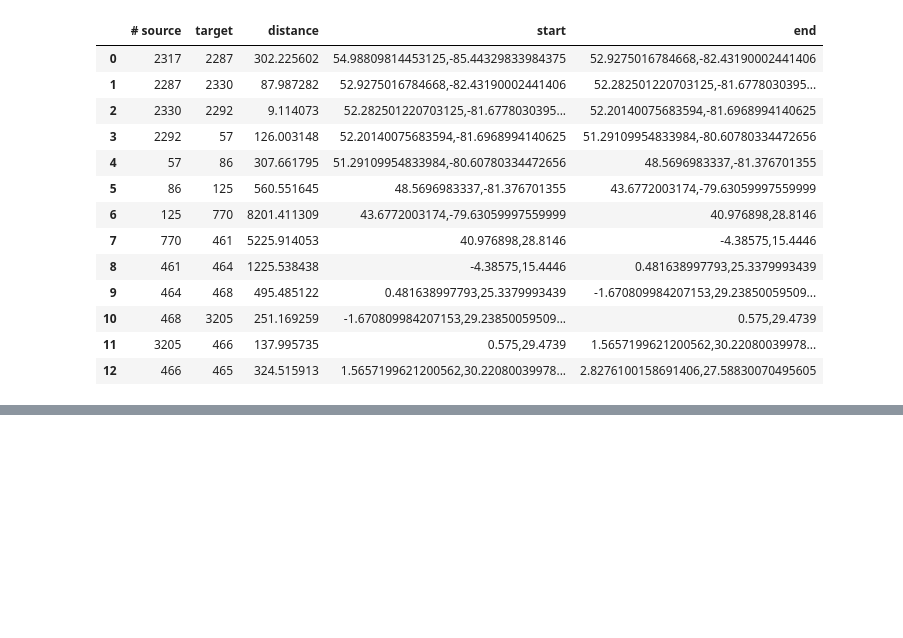
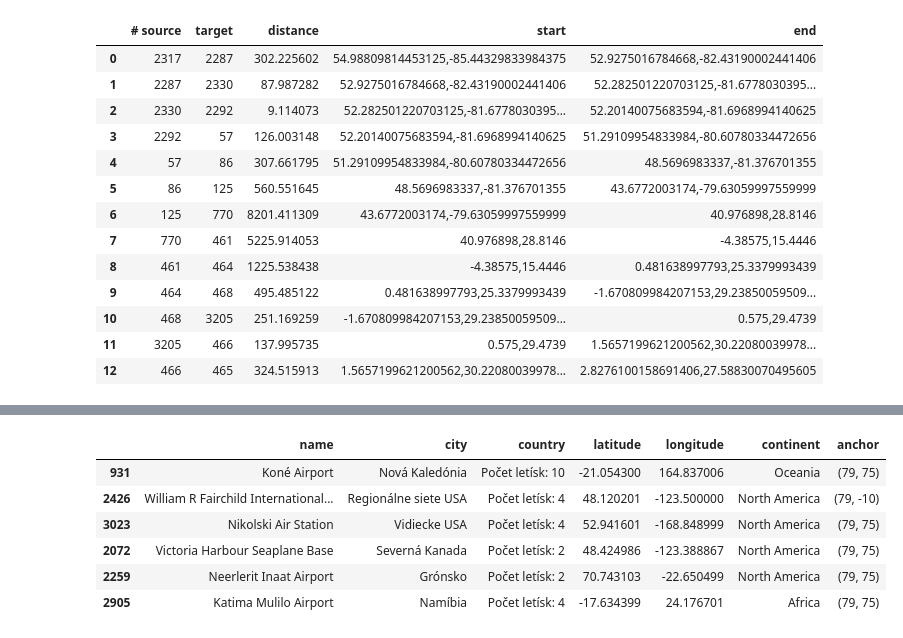
Before and after one commit to sugy-w/Veda-o-sietach-Projekt-JPD-, a Jupyter notebook: general analysis/routing.ipynb, the cells around one changed output, grey strips where cells are left out. Cells and saved outputs as stored; diff of their text form; code cells hidden in the pictures; blank space fills up the shorter version.

```diff
--- a/general analysis/routing.ipynb
+++ b/general analysis/routing.ipynb
@@ -39,13 +39,15 @@ class RouteMap:
             # Červený bod letiska
             folium.CircleMarker(
                 [r["latitude"], r["longitude"]],
-                radius=6,
+                radius=6 if "way" not in df.columns else 8,
                 color="white",
                 weight=2,
                 fill=True,
-                fill_color="#DD0A0A",
+                fill_color="#DD0A0A" if "way" not in df.columns or r.get("way") == "out" else "#00249B" if r.get("way") == "in" else "#096409",
                 fill_opacity=1.0,
                 zorder=100,
+                tooltip=f"<div>{r['name']}</div>",
+                popup=f"<div><strong>Name:</strong> {r['name']}<br><strong>City:</strong> {r['city']}</div>",
             ).add_to(self.m)
 
             if show_text:
@@ -308,0 +336,60 @@ route_edges
+# %%
+components = [
+    {931, 932, 933, 934, 935, 936, 937, 2535, 2537, 2536},
+    {2426, 2971, 1837, 2970},
+    {3023, 2643, 3022, 1903},
+    {2072, 2300},
+    {2259, 3116},
+    {2905, 3097, 2380, 2382},
+]
+# Reprezentatívne uzly pre každý "ostrov"
+island_summaries = {
+    931:  "Nová Kaledónia",
+    2426: "Regionálne siete USA",
+    3023: "Vidiecke USA",
+    2072: "Severná Kanada",
+    2259: "Grónsko",
+    2905: "Namíbia"
+}
+
+# Mapping kotiev pre tieto súhrnné body (aby boli pekne nad bodom)
+summary_anchors = {i: ((79, 75) if i != 2426 else (79,-10)) for i in island_summaries.keys()}
+# Zoznam všetkých indexov, ktoré patria do malých komponentov
+all_island_indices = [idx for comp in components for idx in comp]
+
+# Odfiltrovanie nodes pre ostrovy
+island_nodes = nodes.loc[all_island_indices].copy()
+
+# 1. Vyfiltrujeme len tie uzly, ktoré sme si vybrali ako "reprezentantov"
+summary_nodes = nodes.loc[list(island_summaries.keys())].copy()
+
+# 2. Prepíšeme ich názvy na názvy celých komponentov
+summary_nodes["city"] = summary_nodes.index.map(island_summaries)
+summary_nodes["country"] = summary_nodes.index.map({a:len(c) for c, a in zip(components, island_summaries.keys())})
+summary_nodes["country"] = summary_nodes["country"].apply(lambda x: f"Počet letísk: {x}")
+
+# 3. Pridáme kotvy
+summary_nodes["anchor"] = summary_nodes.index.map(summary_anchors)
+display(summary_nodes)
+# Vykreslenie
+rm_islands = RouteMap()
+# Tu môžeš zmeniť farbu v add_nodes, ak chceš ostrovy odlíšiť
+rm_islands.add_nodes(island_nodes)
+rm_islands.add_nodes(summary_nodes, True)
+
+
+# Ak chceš pridať aj cesty v rámci týchto ostrovov:
+edges = edges.reset_index()
+island_edges = edges[(edges["# source"].isin(all_island_indices) & edges["target"].isin(all_island_indices).values)].set_index(["# source", "target"])
+island_edges = make_start_end(island_edges)
+rm_islands.add_route(island_edges,False)
+
+rm_islands.showMap("ostrovy_izolacie.html")
+# %% [output]
+|  | name | city | country | latitude | longitude | continent | anchor |
+| 931 | Koné Airport | Nová Kaledónia | Počet letísk: 10 | -21.054300 | 164.837006 | Oceania | (79, 75) |
+| 2426 | William R Fairchild International... | Regionálne siete USA | Počet letísk: 4 | 48.120201 | -123.500000 | North America | (79, -10) |
+| 3023 | Nikolski Air Station | Vidiecke USA | Počet letísk: 4 | 52.941601 | -168.848999 | North America | (79, 75) |
+| 2072 | Victoria Harbour Seaplane Base | Severná Kanada | Počet letísk: 2 | 48.424986 | -123.388867 | North America | (79, 75) |
+| 2259 | Neerlerit Inaat Airport | Grónsko | Počet letísk: 2 | 70.743103 | -22.650499 | North America | (79, 75) |
+| 2905 | Katima Mulilo Airport | Namíbia | Počet letísk: 4 | -17.634399 | 24.176701 | Africa | (79, 75) |
```
Also changed, not shown: parts of 3 cells of this notebook, 8 other files.
